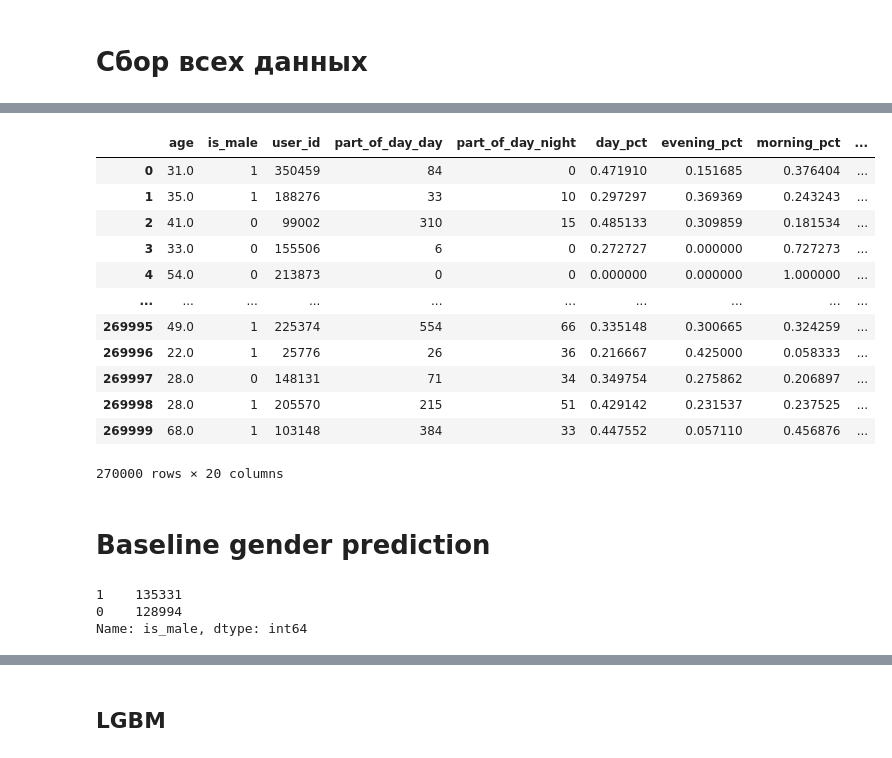
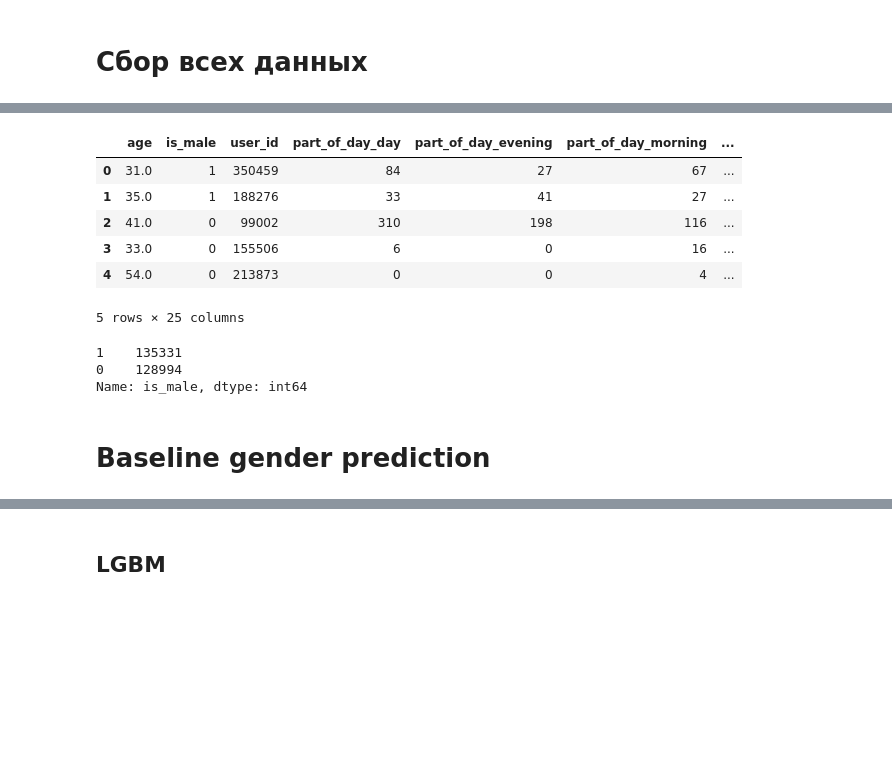
Before and after one commit to georgy-sidorkin/MTS_ML_Cup, a Jupyter notebook: 2. baseline.ipynb, the cells around one changed output, grey strips where cells are left out. Saved outputs shown, nothing was run; the diff lists cells and outputs as text; code cells hidden in the pictures; blank space fills up the shorter version.

```diff
--- a/2. baseline.ipynb
+++ b/2. baseline.ipynb
@@ -89,32 +155,26 @@ df.head()
 # %%
+# получаем итоговый датасет для обучения моделей
 df_train = targets.merge(df, how='inner', on=['user_id'])
-
-df_train
+df_train.head()
 # %% [output]
-|  | age | is_male | user_id | part_of_day_day | part_of_day_night | day_pct | evening_pct | morning_pct | ... |
-| 0 | 31.0 | 1 | 350459 | 84 | 0 | 0.471910 | 0.151685 | 0.376404 | ... |
-| 1 | 35.0 | 1 | 188276 | 33 | 10 | 0.297297 | 0.369369 | 0.243243 | ... |
-| 2 | 41.0 | 0 | 99002 | 310 | 15 | 0.485133 | 0.309859 | 0.181534 | ... |
-| 3 | 33.0 | 0 | 155506 | 6 | 0 | 0.272727 | 0.000000 | 0.727273 | ... |
-| 4 | 54.0 | 0 | 213873 | 0 | 0 | 0.000000 | 0.000000 | 1.000000 | ... |
-| ... | ... | ... | ... | ... | ... | ... | ... | ... | ... |
-| 269995 | 49.0 | 1 | 225374 | 554 | 66 | 0.335148 | 0.300665 | 0.324259 | ... |
-| 269996 | 22.0 | 1 | 25776 | 26 | 36 | 0.216667 | 0.425000 | 0.058333 | ... |
-| 269997 | 28.0 | 0 | 148131 | 71 | 34 | 0.349754 | 0.275862 | 0.206897 | ... |
-| 269998 | 28.0 | 1 | 205570 | 215 | 51 | 0.429142 | 0.231537 | 0.237525 | ... |
-| 269999 | 68.0 | 1 | 103148 | 384 | 33 | 0.447552 | 0.057110 | 0.456876 | ... |
+|  | age | is_male | user_id | part_of_day_day | part_of_day_evening | part_of_day_morning | ... |
+| 0 | 31.0 | 1 | 350459 | 84 | 27 | 67 | ... |
+| 1 | 35.0 | 1 | 188276 | 33 | 41 | 27 | ... |
+| 2 | 41.0 | 0 | 99002 | 310 | 198 | 116 | ... |
+| 3 | 33.0 | 0 | 155506 | 6 | 0 | 16 | ... |
+| 4 | 54.0 | 0 | 213873 | 0 | 0 | 4 | ... |
-270000 rows × 20 columns
+5 rows × 25 columns
+# %%
+# удаляем пропущенные значения
+df_train = df_train[df_train['is_male'] != 'NA']
+df_train = df_train.dropna()
+
+df_train['is_male'] = df_train['is_male'].map(int)
+df_train['is_male'].value_counts()
+# %% [output]
+1    135331
+0    128994
+Name: is_male, dtype: int64
 # %% [markdown]
 # Baseline gender prediction
-# %%
-df_train = targets.merge(df, how='inner', on=['user_id'])
-
-df_train = df_train[df_train['is_male'] != 'NA']
-df_train = df_train.dropna()
-df_train['is_male'] = df_train['is_male'].map(int)
-df_train['is_male'].value_counts()
-# %% [output]
-1    135331
-0    128994
-Name: is_male, dtype: int64
 # %%
```
Also changed, not shown: parts of 53 cells of this notebook.
